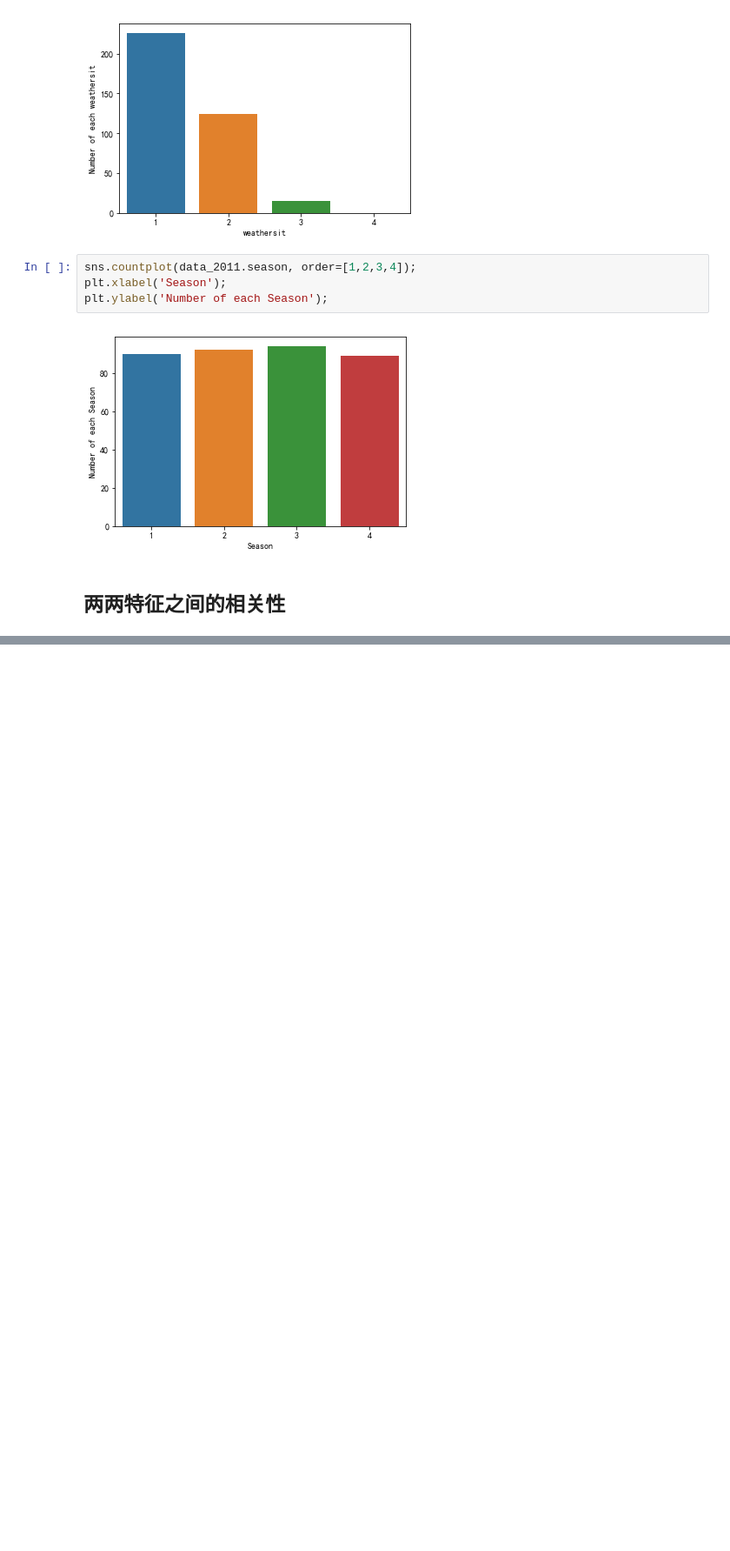
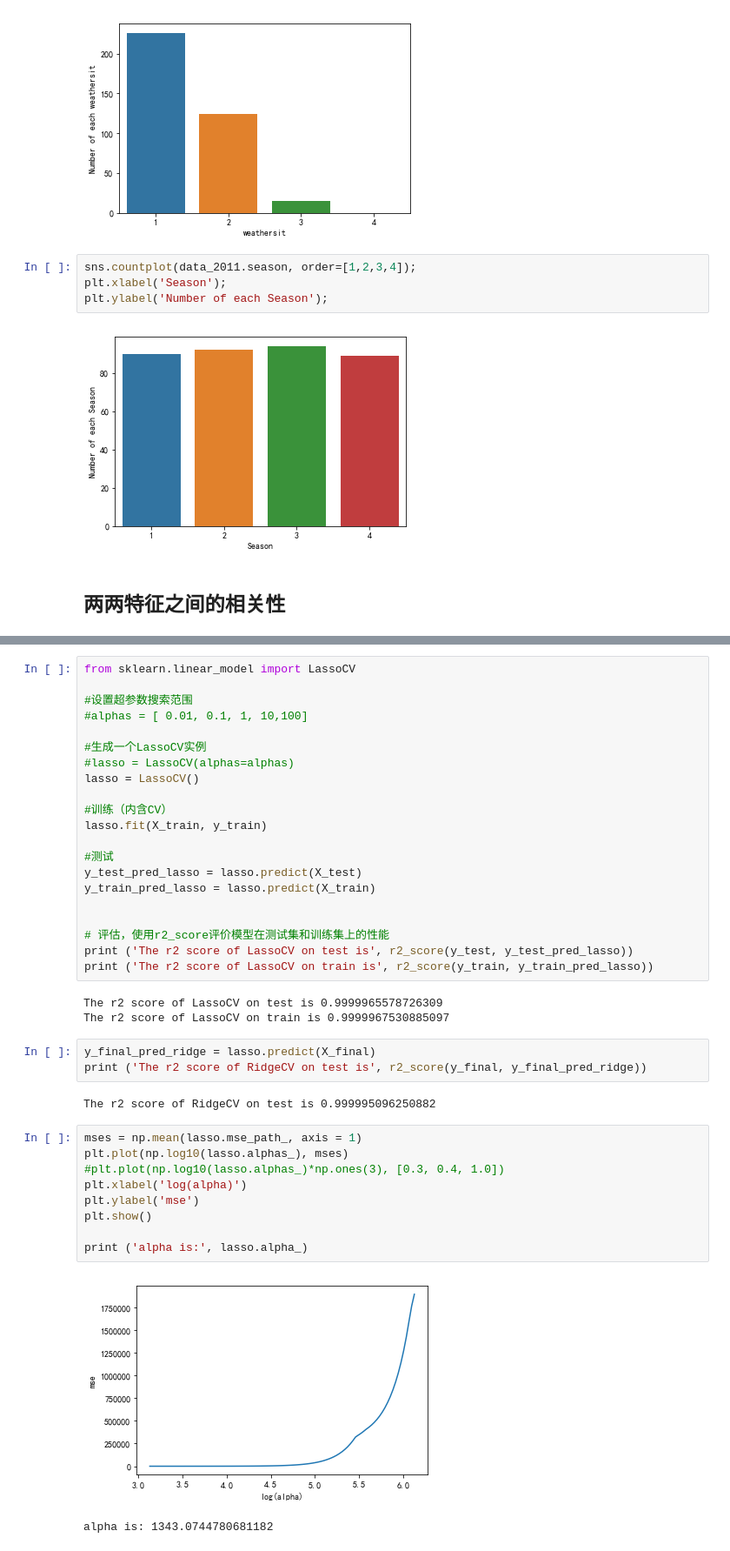
Before and after one commit to jhyehuang/artificial-intelligence, a Jupyter notebook: 第一周/第一周作业/Capital_Bikeshare.ipynb, the cells around one changed output, grey strips where cells are left out. Shown at 87% size. Cells and saved outputs as stored; diff of their text form; blank space fills up the shorter version.

```diff
--- a/第一周/第一周作业/Capital_Bikeshare.ipynb
+++ b/第一周/第一周作业/Capital_Bikeshare.ipynb
@@ -250,0 +356,41 @@ for v,i,j in s_corr_list:
+# %%
+from sklearn.linear_model import LassoCV
+
+#设置超参数搜索范围
+#alphas = [ 0.01, 0.1, 1, 10,100]
+
+#生成一个LassoCV实例
+#lasso = LassoCV(alphas=alphas)
+lasso = LassoCV()
+
+#训练（内含CV）
+lasso.fit(X_train, y_train)
+
+#测试
+y_test_pred_lasso = lasso.predict(X_test)
+y_train_pred_lasso = lasso.predict(X_train)
+
+
+# 评估，使用r2_score评价模型在测试集和训练集上的性能
+print ('The r2 score of LassoCV on test is', r2_score(y_test, y_test_pred_lasso))
+print ('The r2 score of LassoCV on train is', r2_score(y_train, y_train_pred_lasso))
+# %% [output]
+The r2 score of LassoCV on test is 0.9999965578726309
+The r2 score of LassoCV on train is 0.9999967530885097
+# %%
+y_final_pred_ridge = lasso.predict(X_final)
+print ('The r2 score of RidgeCV on test is', r2_score(y_final, y_final_pred_ridge))
+# %% [output]
+The r2 score of RidgeCV on test is 0.999995096250882
+# %%
+mses = np.mean(lasso.mse_path_, axis = 1)
+plt.plot(np.log10(lasso.alphas_), mses)
+#plt.plot(np.log10(lasso.alphas_)*np.ones(3), [0.3, 0.4, 1.0])
+plt.xlabel('log(alpha)')
+plt.ylabel('mse')
+plt.show()
+
+print ('alpha is:', lasso.alpha_)
+# %% [output]
+[figure, added]
+alpha is: 1343.0744780681182
```
Also changed, not shown: parts of 16 cells of this notebook, 2 other files.
